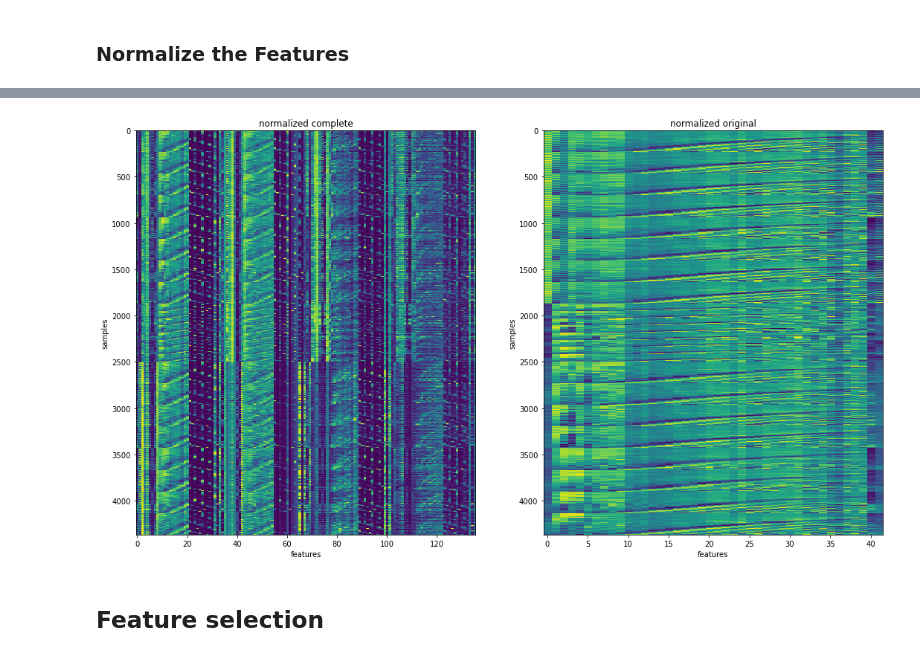
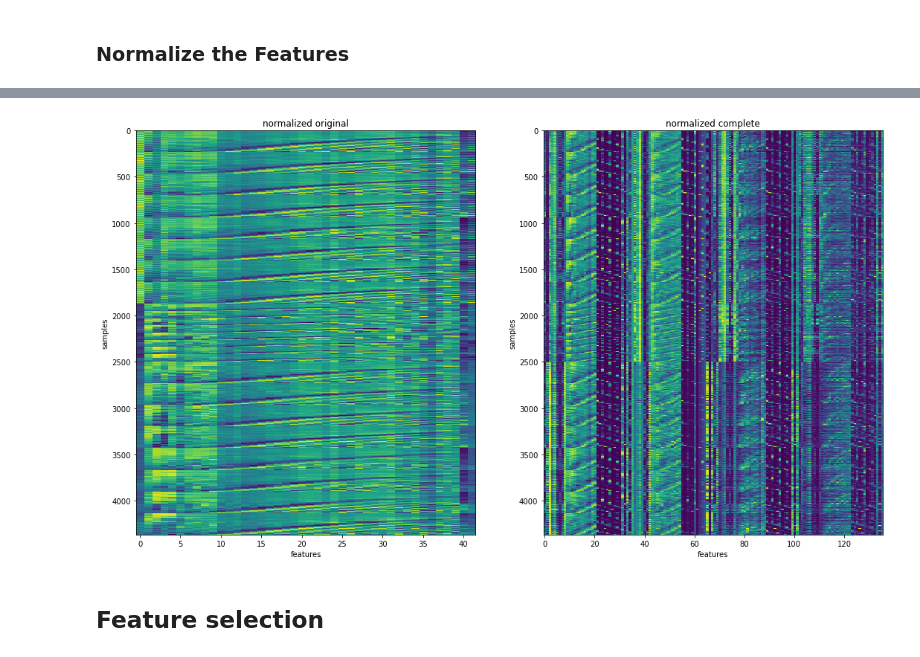
Before and after one commit to Brugio96/CLMS-1st-homework, a Jupyter notebook: HW1_variance_selected.ipynb, the cells around one changed output, grey strips where cells are left out. Drawn from its saved outputs; the diff is of its cells as text; code cells hidden in the pictures.

```diff
--- a/HW1_variance_selected.ipynb
+++ b/HW1_variance_selected.ipynb
@@ -66,11 +67,24 @@ mfcc_ft = np.zeros((samples, n_mfcc))
 zcr_ft = np.zeros((samples,173))
 sc_ft = np.zeros((samples,173))
 
+fs_sample = np.zeros((samples,1))
+min_max = np.zeros((samples,2))
+
+audio = []
+
 prog_bar = tqdm(desc='Extracting features')
 prog_bar.reset(total=samples)
 
 for index, f in enumerate(fileList):
     audio, fs = librosa.load(f, sr=None)
+
+    fs_sample[index] = fs;
+    min_max[index,0] = np.min(audio)
+    min_max[index,1] = np.max(audio)
+
+    # result get unsable with normalization...
+#     audio = audio / np.abs(audio).max()
+#     audio = scale.minmax_scale(audio,feature_range=(-1,1),axis=0)
 
     mfcc = librosa.feature.mfcc(y=audio,sr=fs,n_fft=2048,hop_length=512,window='hamming',n_mels=40,fmin=80,fmax=8000,
                                 n_mfcc=n_mfcc,norm='ortho')
@@ -223,0 +209,4 @@ fileLable = list(map(lambda y:re.findall(r"(?<=guitar\\)(?:[^\\]+)",str(y))[0],
+# %%
+## balancing dataset
+file_list_complete = np.concatenate((file_names[0],file_names[1],file_names[1],file_names[1],  file_names[2]));
+features_audio_complete = np.concatenate((features_audio[0],features_audio[1],features_audio[1],features_audio[1],  features_audio[2]));
@@ -252,25 +246,26 @@ plt.show()
 # %%
-features_norm = scale.minmax_scale(features)
+features_norm = scale.minmax_scale(features_audio_complete)
 
 plt.figure(figsize=(18, 10))
 
 plt.subplot(1,2,1)
+plt.imshow(features_original,interpolation='none')
+plt.xlabel('features')
+plt.ylabel('samples')
+plt.axis('auto')
+plt.title('normalized original')
 
+
+plt.subplot(1,2,2)
 plt.imshow(features_norm,interpolation='none')
 plt.xlabel('features')
 plt.ylabel('samples')
 plt.axis('auto')
 plt.title('normalized complete')
 
-plt.subplot(1,2,2)
-plt.imshow(features_original,interpolation='none')
-plt.xlabel('features')
-plt.ylabel('samples')
-plt.axis('auto')
-plt.title('normalized original')
 plt.show()
 # %% [output]
-[figure, old version]
+[figure, new version]
 # %% [markdown]
 ## Feature selection
 # %% [markdown]
```
Also changed, not shown: parts of 30 cells of this notebook, 2 other files.
